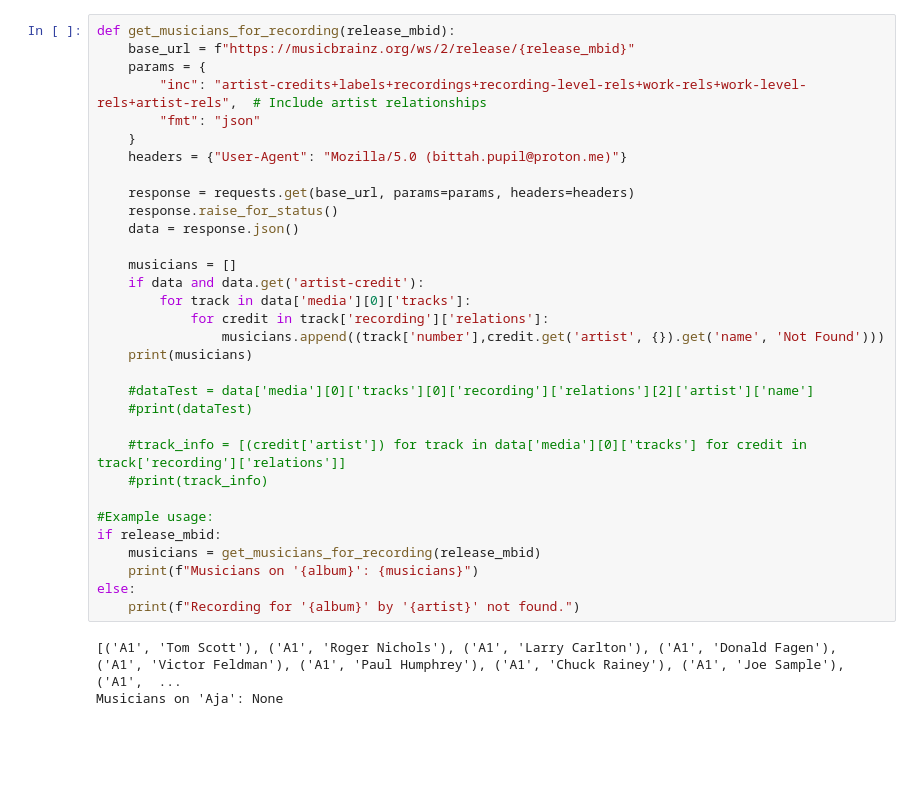
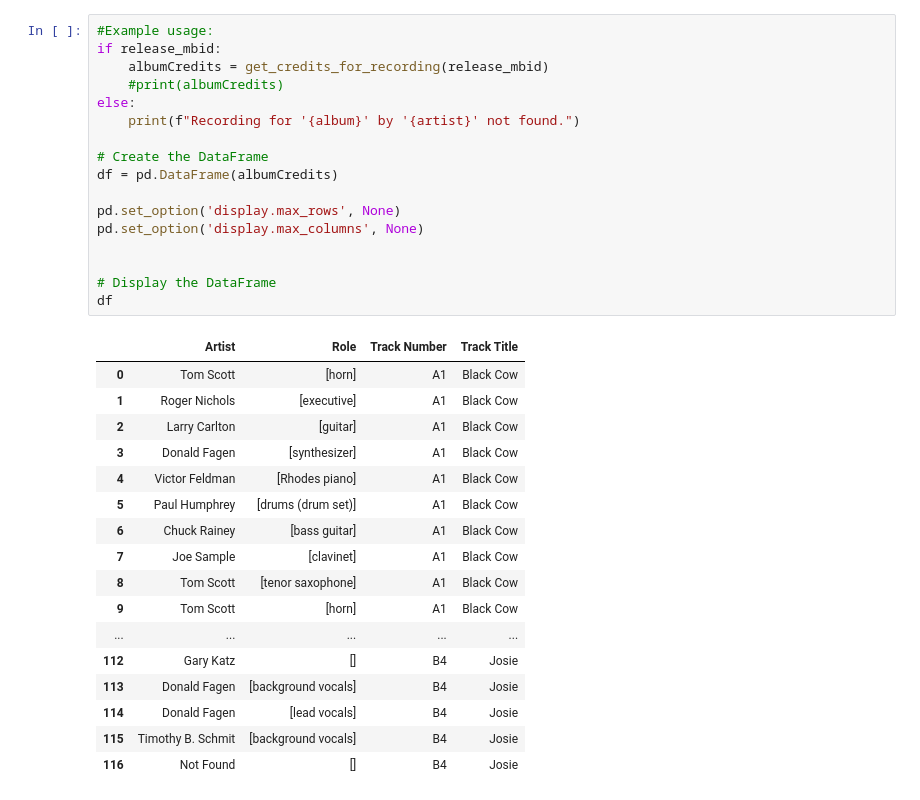
Before and after one commit to Everett1914/MusicResearch, a Jupyter notebook: Music_Project/MusicBrainzFindPlayers.ipynb, the cells around one changed output. Saved outputs shown, nothing was run; the diff lists cells and outputs as text; blank space fills up the shorter version.

Commit message:
Added coding to display df table for all credits in FindPlayers

```diff
--- a/Music_Project/MusicBrainzFindPlayers.ipynb
+++ b/Music_Project/MusicBrainzFindPlayers.ipynb
@@ -30,35 +58,35 @@ Recording MBID for 'Aja' by 'Steely Dan': 8c01a233-8843-495e-b033-bfa6f036720f
 # %%
-def get_musicians_for_recording(release_mbid):
-    base_url = f"https://musicbrainz.org/ws/2/release/{release_mbid}"
-    params = {
-        "inc": "artist-credits+labels+recordings+recording-level-rels+work-rels+work-level-rels+artist-rels",  # Include artist relationships
-        "fmt": "json"
-    }
-    headers = {"User-Agent": "Mozilla/5.0 (bittah.pupil@proton.me)"}
-
-    response = requests.get(base_url, params=params, headers=headers)
-    response.raise_for_status()
-    data = response.json()
-
-    musicians = []
-    if data and data.get('artist-credit'):
-        for track in data['media'][0]['tracks']:
-            for credit in track['recording']['relations']:
-                musicians.append((track['number'],credit.get('artist', {}).get('name', 'Not Found')))
-    print(musicians)
-
-    #dataTest = data['media'][0]['tracks'][0]['recording']['relations'][2]['artist']['name']
-    #print(dataTest)
-
-    #track_info = [(credit['artist']) for track in data['media'][0]['tracks'] for credit in track['recording']['relations']]
-    #print(track_info)
-
 #Example usage:
 if release_mbid:
-    musicians = get_musicians_for_recording(release_mbid)
-    print(f"Musicians on '{album}': {musicians}")
+    albumCredits = get_credits_for_recording(release_mbid)
+    #print(albumCredits)
 else:
     print(f"Recording for '{album}' by '{artist}' not found.")
+
+# Create the DataFrame
+df = pd.DataFrame(albumCredits)
+
+pd.set_option('display.max_rows', None)
+pd.set_option('display.max_columns', None)
+
+
+# Display the DataFrame
+df
 # %% [output]
-[('A1', 'Tom Scott'), ('A1', 'Roger Nichols'), ('A1', 'Larry Carlton'), ('A1', 'Donald Fagen'), ('A1', 'Victor Feldman'), ('A1', 'Paul Humphrey'), ('A1', 'Chuck Rainey'), ('A1', 'Joe Sample'), ('A1',  ...
-Musicians on 'Aja': None
+|  | Artist | Role | Track Number | Track Title |
+| 0 | Tom Scott | [horn] | A1 | Black Cow |
+| 1 | Roger Nichols | [executive] | A1 | Black Cow |
+| 2 | Larry Carlton | [guitar] | A1 | Black Cow |
+| 3 | Donald Fagen | [synthesizer] | A1 | Black Cow |
+| 4 | Victor Feldman | [Rhodes piano] | A1 | Black Cow |
+| 5 | Paul Humphrey | [drums (drum set)] | A1 | Black Cow |
+| 6 | Chuck Rainey | [bass guitar] | A1 | Black Cow |
+| 7 | Joe Sample | [clavinet] | A1 | Black Cow |
+| 8 | Tom Scott | [tenor saxophone] | A1 | Black Cow |
+| 9 | Tom Scott | [horn] | A1 | Black Cow |
+| ... | ... | ... | ... | ... |
+| 112 | Gary Katz | [] | B4 | Josie |
+| 113 | Donald Fagen | [background vocals] | B4 | Josie |
+| 114 | Donald Fagen | [lead vocals] | B4 | Josie |
+| 115 | Timothy B. Schmit | [background vocals] | B4 | Josie |
+| 116 | Not Found | [] | B4 | Josie |
```
Also changed, not shown: parts of 2 cells of this notebook.
